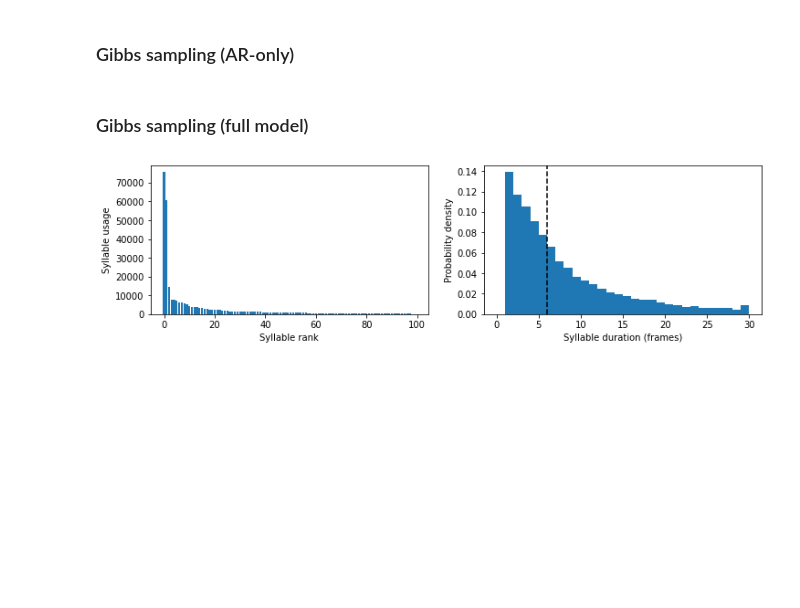
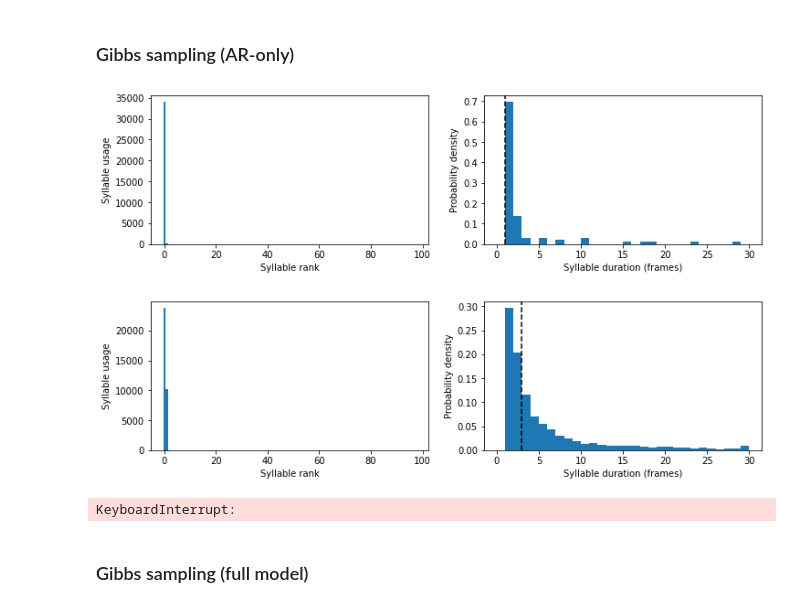
Before and after one commit to calebweinreb/keypointMoSeq, a Jupyter notebook: examples/keypoint_slds.ipynb, the cells around one changed output. Cells and saved outputs as stored; diff of their text form; code cells hidden in the pictures; blank space fills up the shorter version.

```diff
--- a/examples/keypoint_slds.ipynb
+++ b/examples/keypoint_slds.ipynb
@@ -23,3 +27,6 @@ Y,mask = jnp.array(Y),jnp.array(mask)
+# %%
+Y = Y[:2]
+mask = mask[:2]
 # %% [markdown]
 ### Define hyper-params
 # %%
@@ -37,26 +44,26 @@ anterior_keypoints = jnp.array([5,6,7])  # used to initialize rotations
 trans_hypparams = {
     'gamma': 1e3,
     'alpha': 5.7,
-    'kappa': 2e5,
+    'kappa': 1e6,
     'num_states':num_states}
 
 ar_hypparams = {
-    'nu_0': latent_dim+200,
-    'S_0': 10*jnp.eye(latent_dim),
+    'nu_0': latent_dim+2,
+    'S_0': .01*jnp.eye(latent_dim),
     'M_0': jnp.pad(jnp.eye(latent_dim),((0,0),((nlags-1)*latent_dim,1))),
-    'K_0': 0.1*jnp.eye(latent_dim*nlags+1),
+    'K_0': 10*jnp.eye(latent_dim*nlags+1),
     'num_states':num_states,
     'nlags':nlags}
 
 obs_hypparams = {
-    'sigmasq_0': .1,
-    'nu_0': keypoint_dim+200,
-    'nu_k': jnp.ones(num_keypoints)*5,
-    'M_0': jnp.zeros((keypoint_dim*num_keypoints, latent_dim+1)),
-    'K_0': jnp.eye(latent_dim+1)*200}
+    'sigmasq_0': 10,
+    'sigmasq_C': .1,
+    'nu_sigma': 1e5,
+    'nu_s': 5,
+    's_0': 1}
 
 translation_hypparams = {
-    'sigmasq_loc': 0.1
+    'sigmasq_loc': 0.5
 }
 # %% [markdown]
 ### Initialize
@@ -66,13 +73,13 @@ data = {'mask':mask, 'Y':Y}
 states = {}
 params = {}
 
-states['v'] = initial_location(Y)
-states['h'] = initial_heading(Y, posterior_keypoints, anterior_keypoints)
-states['x'],params['Cd'] = initial_latents(latent_dim=latent_dim, **data, **states)
+states['v'] = initial_location(**data)
+states['h'] = initial_heading(posterior_keypoints, anterior_keypoints, **data)
+states['x'],params['Cd'], pca_model = initial_latents(latent_dim=latent_dim, **data, **states)
 
 params['betas'],params['pi'] = initial_hdp_transitions(key, **trans_hypparams)
 params['Ab'],params['Q']= initial_ar_params(key, **ar_hypparams)
-params['sigmasq'] = initial_variance(**data, **states, **params)
+params['sigmasq'] = jnp.ones(Y.shape[-2])
 
-states['z'] = resample_stateseqs(key, **data, **states, **params)
+states['z'],_ = resample_stateseqs(key, **data, **states, **params)
 states['s'] = resample_scales(key, **data, **states, **params, **obs_hypparams)
@@ -79,26 +97,30 @@ states['s'] = resample_scales(key, **data, **states, **params, **obs_hypparams)
 # %% [markdown]
 ### Gibbs sampling (AR-only)
 # %%
-num_iters = 20
+num_iters = 500
 plot_iters = 10
 keys = jr.split(key,num_iters)
 
 for i in tqdm.trange(num_iters):
     params['betas'],params['pi'] = resample_hdp_transitions(keys[i], **data, **states, **params, **trans_hypparams)
     params['Ab'],params['Q']= resample_ar_params(keys[i], **data, **states, **params, **ar_hypparams)
-    states['z'] = resample_stateseqs(keys[i], **data, **states, **params)
+    states['z'],_ = resample_stateseqs(keys[i], **data, **states, **params)
 
     if i % plot_iters == 0:
         usage,durations = stateseq_stats(states['z'], mask)
         fig,axs = plt.subplots(1,2)
         axs[0].bar(range(len(usage)),sorted(usage, reverse=True))
         axs[0].set_ylabel('Syllable usage')
         axs[0].set_xlabel('Syllable rank')
         axs[1].hist(durations, range=(0,30), bins=30, density=True)
         axs[1].axvline(np.median(durations), linestyle='--', c='k')
         axs[1].set_xlabel('Syllable duration (frames)')
         axs[1].set_ylabel('Probability density')
         fig.set_size_inches((12,3))
         plt.show()
+# %% [output]
+[figure, added]
+[figure, added]
+KeyboardInterrupt:
 # %% [markdown]
 ### Gibbs sampling (full model)
@@ -109,13 +137,13 @@ keys = jr.split(key,num_iters)
 
 for i in tqdm.trange(num_iters):
     params['Ab'],params['Q'] = resample_ar_params(keys[i], **data, **states, **params, **ar_hypparams)
+    params['sigmasq'] = resample_obs_variance(keys[i], **data, **states, **params, **obs_hypparams)
     params['betas'],params['pi'] = resample_hdp_transitions(keys[i], **data, **states, **params, **trans_hypparams)
-    params['Cd'],params['sigmasq'] = resample_obs_params(keys[i], **data, **states, **params, **obs_hypparams)
-    states['z'] = resample_stateseqs(key, **data, **states, **params)
-    states['x'] = resample_latents(key, **data, **states, **params)
-    states['s'] = resample_scales(key, **data, **states, **params, **obs_hypparams)
-    states['h'] = resample_heading(key, **data, **states, **params)
+    states['z'] = resample_stateseqs(keys[i], **data, **states, **params)[0]
+    states['x'] = resample_latents(keys[i], **data, **states, **params)
+    states['h'] = resample_heading(keys[i], **data, **states, **params)
     states['v'] = resample_location(key, **data, **states, **params, **translation_hypparams)
+    states['s'] = resample_scales(keys[i], **data, **states, **params, **obs_hypparams)
 
     if i % plot_iters == 0:
         usage,durations = stateseq_stats(states['z'], mask)
@@ -130,5 +158,3 @@ for i in tqdm.trange(num_iters):
         fig.set_size_inches((8,2))
         plt.suptitle('Iteration {}, Median duration = {}'.format(i, np.median(durations)))
         plt.show()
-# %% [output]
-[figure, removed]
```
Also changed, not shown: parts of 3 cells of this notebook.
